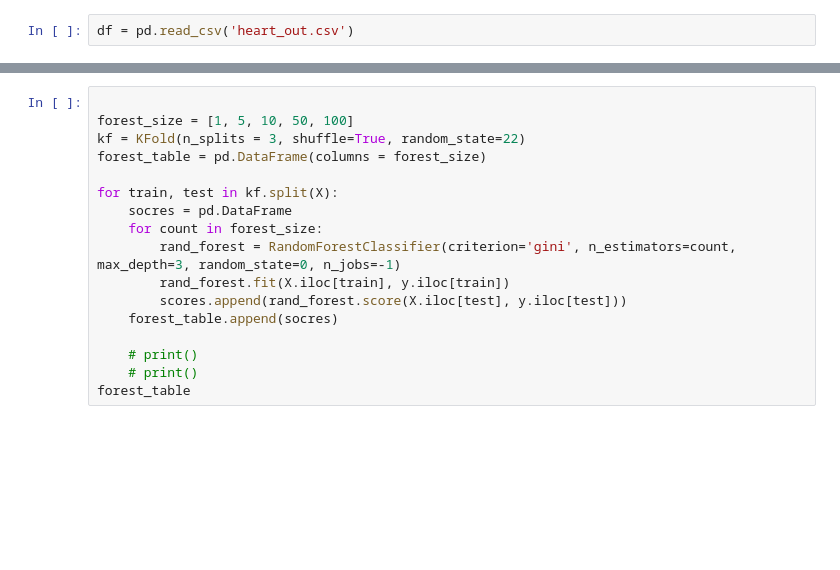
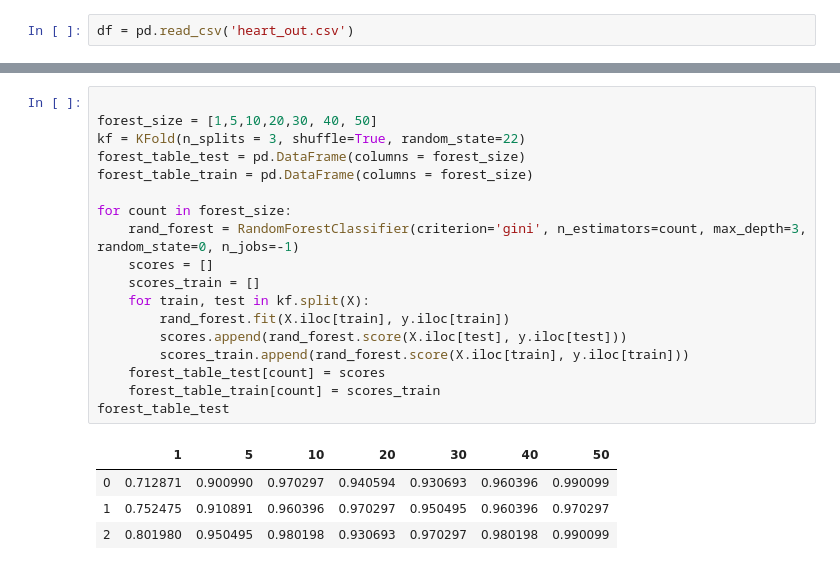
Before and after one commit to TreadKing/Data-Science, a Jupyter notebook: Project/Devang_Patel_Project_Part2.ipynb, the cells around one changed output, grey strips where cells are left out. Saved outputs shown, nothing was run; the diff lists cells and outputs as text; blank space fills up the shorter version.

```diff
--- a/Project/Devang_Patel_Project_Part2.ipynb
+++ b/Project/Devang_Patel_Project_Part2.ipynb
@@ -35,17 +68,23 @@ gnb_table
 # %%
 
-forest_size = [1, 5, 10, 50, 100]
+forest_size = [1,5,10,20,30, 40, 50]
 kf = KFold(n_splits = 3, shuffle=True, random_state=22)
-forest_table = pd.DataFrame(columns = forest_size)
+forest_table_test = pd.DataFrame(columns = forest_size)
+forest_table_train = pd.DataFrame(columns = forest_size)
 
-for train, test in kf.split(X):
-    socres = pd.DataFrame
-    for count in forest_size:
-        rand_forest = RandomForestClassifier(criterion='gini', n_estimators=count, max_depth=3, random_state=0, n_jobs=-1)
+for count in forest_size:
+    rand_forest = RandomForestClassifier(criterion='gini', n_estimators=count, max_depth=3, random_state=0, n_jobs=-1)
+    scores = []
+    scores_train = []
+    for train, test in kf.split(X):
         rand_forest.fit(X.iloc[train], y.iloc[train])
         scores.append(rand_forest.score(X.iloc[test], y.iloc[test]))
-    forest_table.append(socres)
-
-    # print()
-    # print()
-forest_table
+        scores_train.append(rand_forest.score(X.iloc[train], y.iloc[train]))
+    forest_table_test[count] = scores
+    forest_table_train[count] = scores_train
+forest_table_test
+# %% [output]
+|  | 1 | 5 | 10 | 20 | 30 | 40 | 50 |
+| 0 | 0.712871 | 0.900990 | 0.970297 | 0.940594 | 0.930693 | 0.960396 | 0.990099 |
+| 1 | 0.752475 | 0.910891 | 0.960396 | 0.970297 | 0.950495 | 0.960396 | 0.970297 |
+| 2 | 0.801980 | 0.950495 | 0.980198 | 0.930693 | 0.970297 | 0.980198 | 0.990099 |
```
Also changed, not shown: parts of 11 cells of this notebook.
